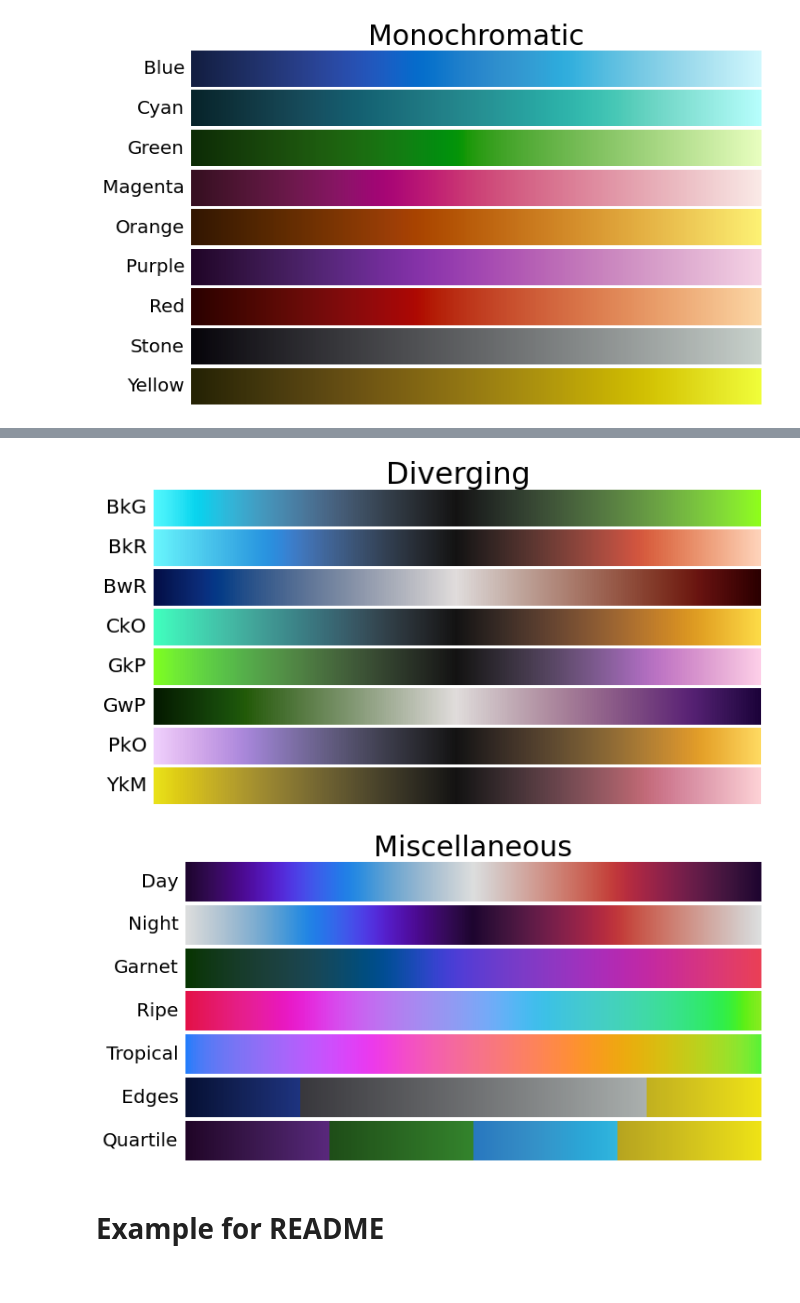
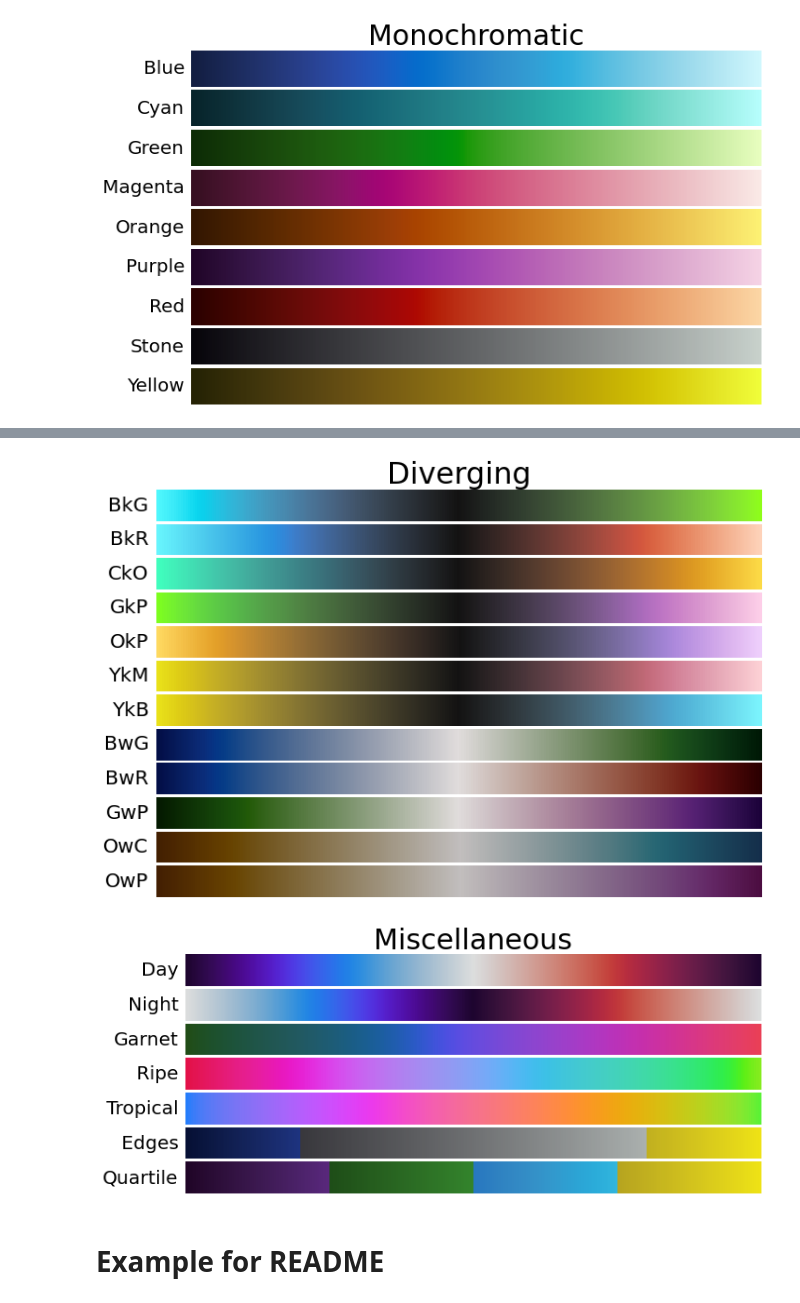
Before and after one commit to MBravoS/scicm, a Jupyter notebook: examples/Example_images.ipynb, the cells around one changed output, grey strips where cells are left out. Drawn from its saved outputs; the diff is of its cells as text; code cells hidden in the pictures.

Commit message:
Added four diverging colourmaps

```diff
--- a/examples/Example_images.ipynb
+++ b/examples/Example_images.ipynb
@@ -7,7 +7,9 @@ import matplotlib.pyplot as plot
 # %%
 cmaps_monochromat=['Blue','Cyan','Green','Magenta','Orange','Purple','Red','Stone','Yellow']
 cmaps_dichromat=['B2C','B2P','C2G','G2Y','M2R','O2Y','P2M','R2O']
-cmaps_diverging=['BkG','BkR','BwR','CkO','GkP','GwP','PkO','YkM']
+#cmaps_diverging=['BkG','BkR','BwR','CkO','GkP','GwP','PkO','YkM']
+#cmaps_diverging=['BkG','BwG','BkR','BwR','CkO','CwO','GkP','GwP','PkO','PwO','YkM','YkB']
+cmaps_diverging=['BkG','BkR','CkO','GkP','OkP','YkM','YkB','BwG','BwR','GwP','OwC','OwP']
 cmaps_miscellaneous=['Day','Night','Garnet','Ripe','Tropical','Edges','Quartile']
 # %%
 gradient=np.linspace(0,1,256)
@@ -34,7 +36,7 @@ plot.show()
 # %% [output]
 [figure]
 # %%
-fig,axes = sp.subplots(ncols=1,nrows=len(cmaps_dichromat),figsize=(10,(len(cmaps_monochromat)+1)*0.5),facecolor='white')
+fig,axes = sp.subplots(ncols=1,nrows=len(cmaps_dichromat),figsize=(10,(len(cmaps_dichromat)+1)*0.5),facecolor='white')
 fig.subplots_adjust(top=0.9, bottom=0.02, left=0.14, right=0.99)
 axes[0].set_title('Dichromatic',fontsize=30)
 
@@ -55,24 +57,24 @@ plot.show()
 # %%
-fig,axes=sp.subplots(ncols=1,nrows=len(cmaps_diverging),figsize=(10,(len(cmaps_monochromat)+1)*0.5),facecolor='white')
+fig,axes=sp.subplots(ncols=1,nrows=len(cmaps_diverging),figsize=(10,(len(cmaps_diverging)+1)*0.5),facecolor='white')
 fig.subplots_adjust(top=0.9, bottom=0.02, left=0.14, right=0.99)
 axes[0].set_title('Diverging',fontsize=30)
 
 for ax,name in zip(axes,cmaps_diverging):
     ax.imshow(gradient, aspect='auto', cmap=f'scicm.{name}')
     pos = list(ax.get_position().bounds)
     x_text = pos[0] - 0.01
     y_text = pos[1] + pos[3]/2.
     fig.text(x_text, y_text, name, va='center', ha='right', fontsize=20)
 
 # Turn off *all* ticks & spines, not just the ones with colormaps.
 for ax in axes:
     ax.set_axis_off()
 plot.savefig(f'scicm_diverging.png',dpi=200)
 plot.show()
 # %% [output]
-[figure, old version]
+[figure, new version]
 # %%
-fig,axes=sp.subplots(ncols=1,nrows=len(cmaps_miscellaneous),figsize=(10,(len(cmaps_monochromat)+1)*0.5),facecolor='white')
+fig,axes=sp.subplots(ncols=1,nrows=len(cmaps_miscellaneous),figsize=(10,(len(cmaps_miscellaneous)+1)*0.5),facecolor='white')
 fig.subplots_adjust(top=0.9, bottom=0.02, left=0.14, right=0.99)
 axes[0].set_title('Miscellaneous',fontsize=30)
 
@@ -89,7 +91,7 @@ for ax in axes:
 plot.savefig(f'scicm_miscellaneous.png',dpi=200)
 plot.show()
 # %% [output]
-[figure, old version]
+[figure, new version]
 # %% [markdown]
 # Example for README
 # %%
```
Also changed, not shown: parts of 1 cell of this notebook, 19 other files.
